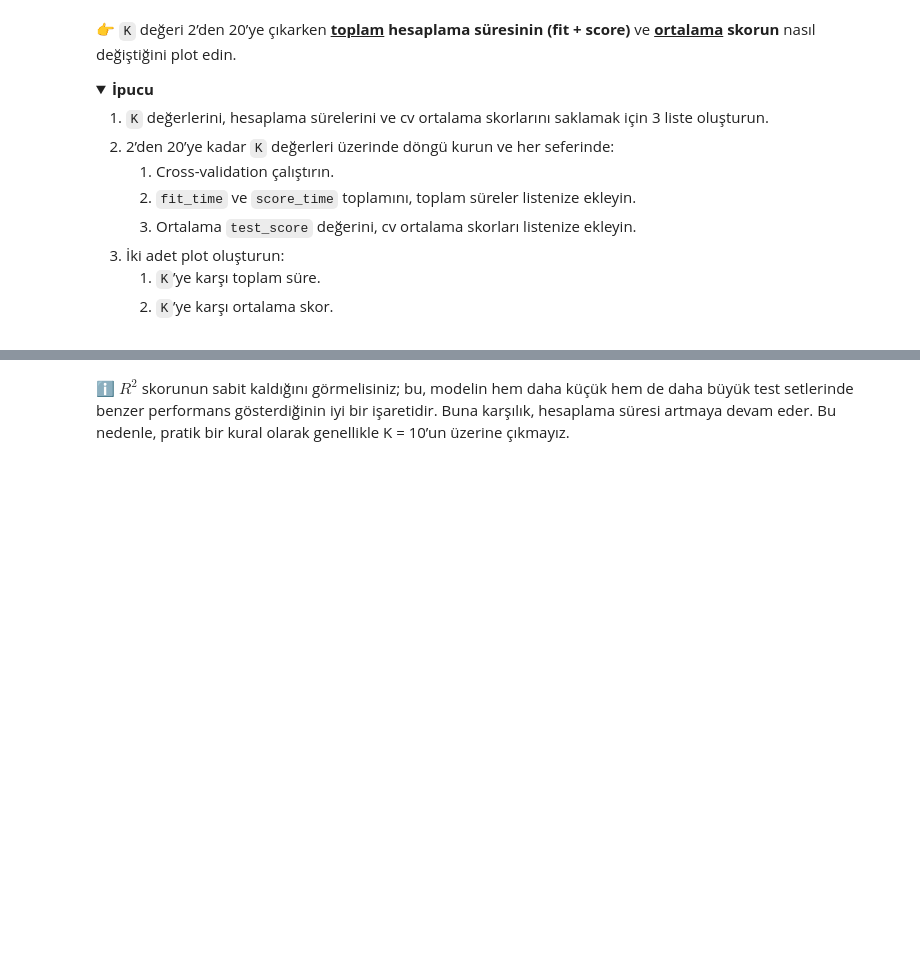
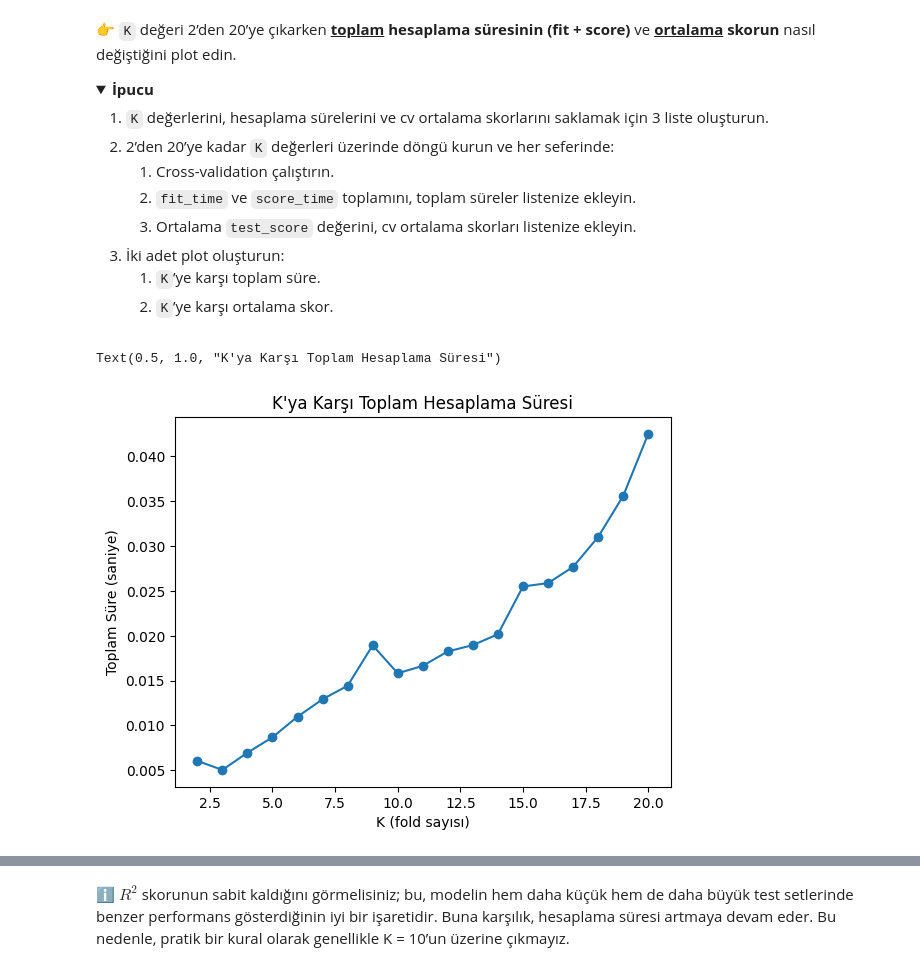
Before and after one commit to kaanaydin02/S16D1-S-data-linear-regression, a Jupyter notebook: Linear_Regression.ipynb, the cells around one changed output, grey strips where cells are left out. Cells and saved outputs as stored; diff of their text form; code cells hidden in the pictures; folded sections open; blank space fills up the shorter version.

```diff
--- a/Linear_Regression.ipynb
+++ b/Linear_Regression.ipynb
@@ -143,0 +140,21 @@ git push origin master
+# %%
+from time import time
+
+k_values = list(range(2, 21))
+total_times = []
+mean_scores = []
+
+for k in k_values:
+    start = time()
+    cv = cross_validate(LinearRegression(), X, y, cv=k)
+    elapsed = (time() - start)
+    total_times.append(cv['fit_time'].sum() + cv['score_time'].sum())
+    mean_scores.append(cv['test_score'].mean())
+# %%
+plt.plot(k_values, total_times, marker='o')
+plt.xlabel("K (fold sayısı)")
+plt.ylabel("Toplam Süre (saniye)")
+plt.title("K'ya Karşı Toplam Hesaplama Süresi")
+# %% [output]
+Text(0.5, 1.0, "K'ya Karşı Toplam Hesaplama Süresi")
+[figure, added]
```
Also changed, not shown: parts of 10 cells of this notebook.
